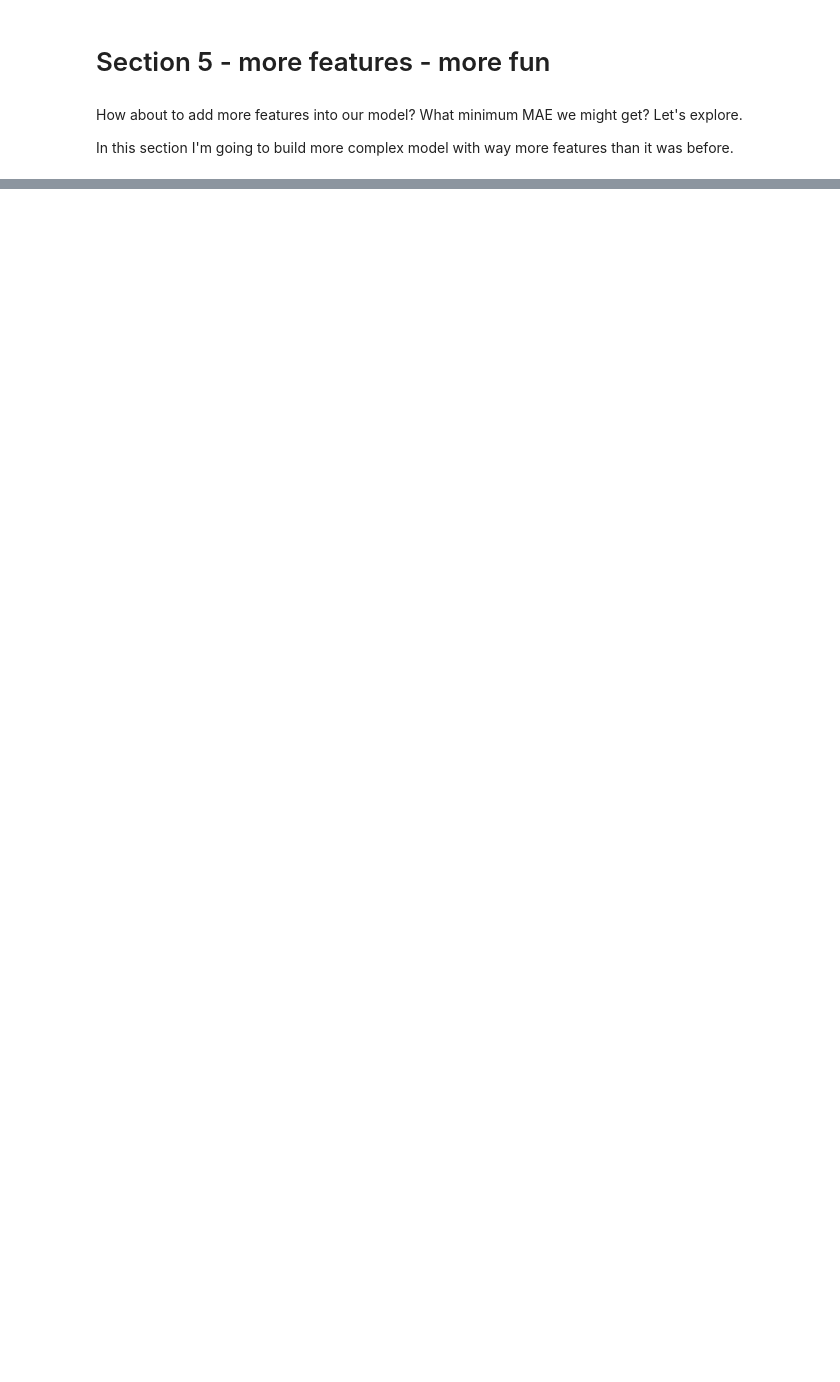
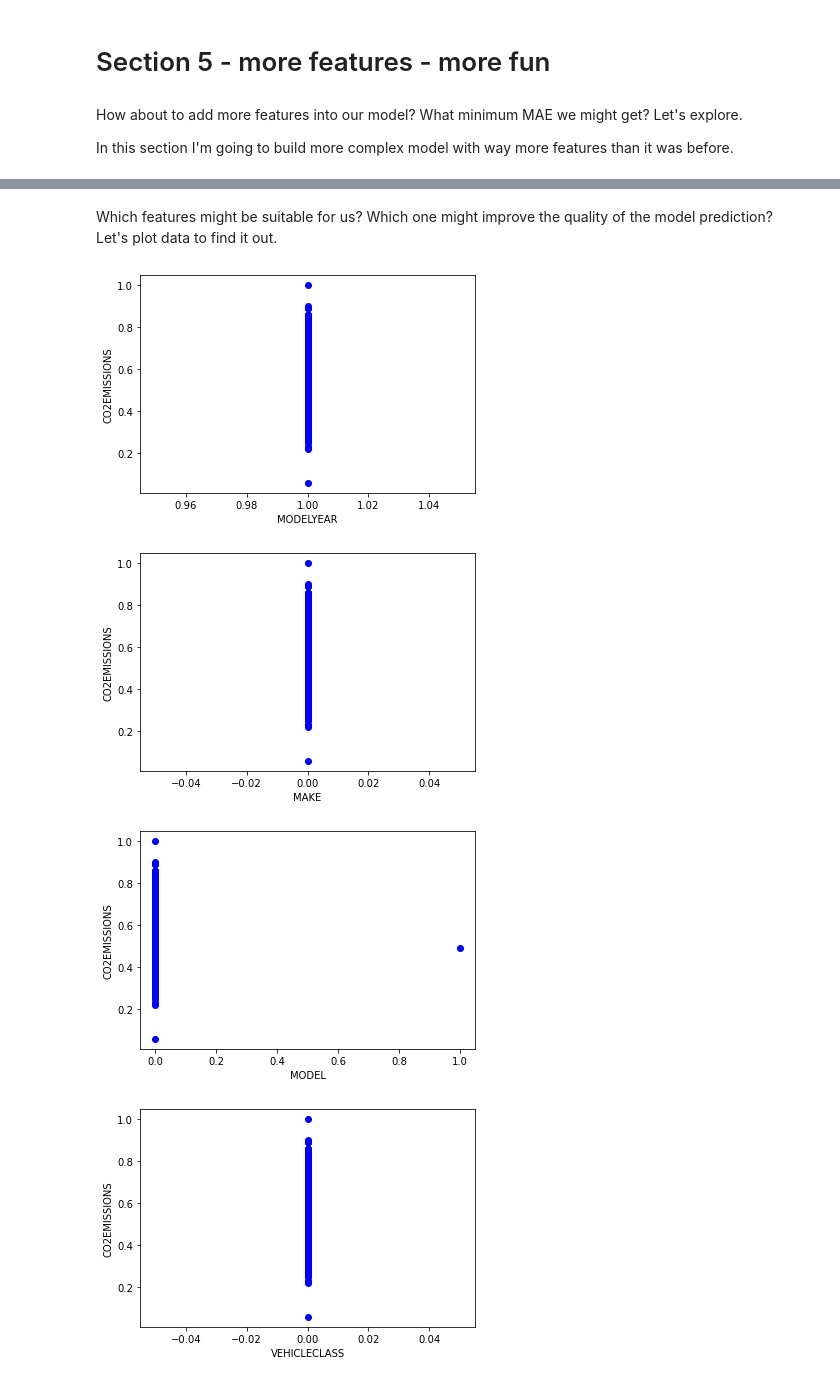
Before and after one commit to kotsky/ai-dev, a Jupyter notebook: regression_workflow.ipynb, the cells around one changed output, grey strips where cells are left out. Drawn from its saved outputs; the diff is of its cells as text; code cells hidden in the pictures; blank space fills up the shorter version.

```diff
--- a/regression_workflow.ipynb
+++ b/regression_workflow.ipynb
@@ -558,0 +575,9 @@ In this section I'm going to build more complex model with way more features tha
+# %% [markdown]
+Which features might be suitable for us? Which one might improve the quality of the model prediction? Let's plot data to find it out.
+# %%
+main_data_table.plot(all2target=True)
+# %% [output]
+[figure, added]
+[figure, added]
+[figure, added]
+[figure, added]
```
Also changed, not shown: parts of 56 cells of this notebook, 4 other files.
